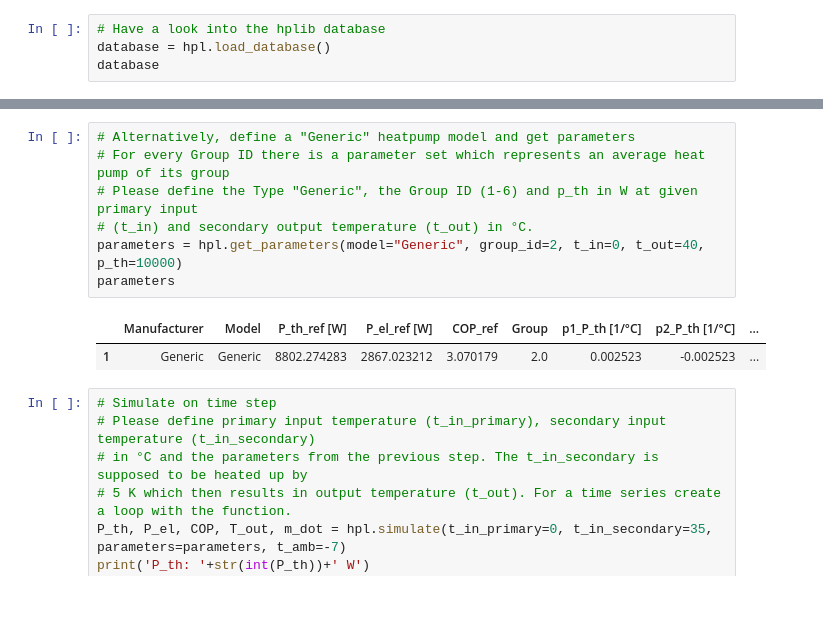
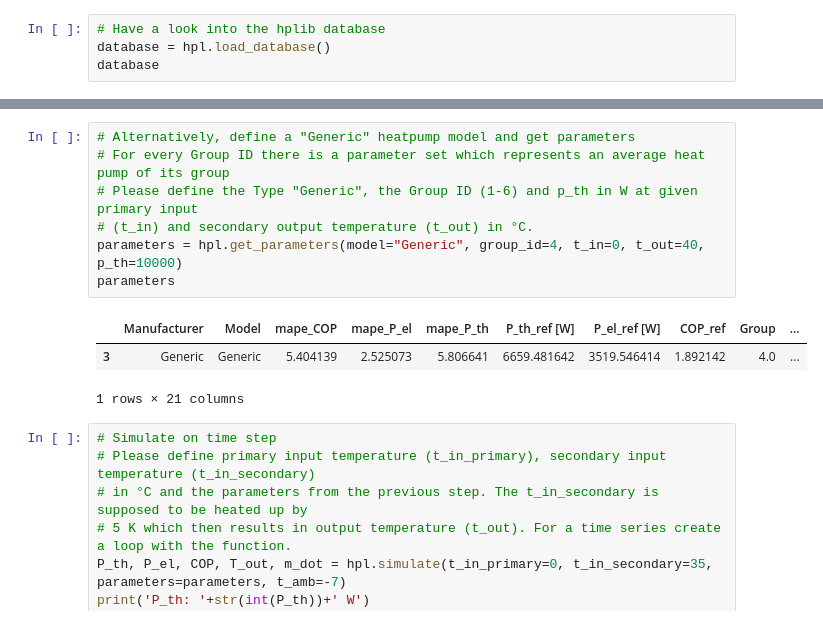
Before and after one commit to FZJ-IEK3-VSA/hplib, a Jupyter notebook: src/documentation.ipynb, the cells around one changed output, grey strips where cells are left out. Cells and saved outputs as stored; diff of their text form.

Commit message:
Added mape value

```diff
--- a/src/documentation.ipynb
+++ b/src/documentation.ipynb
@@ -85,13 +90,14 @@ parameters
 # %%
 # Alternatively, define a "Generic" heatpump model and get parameters
 # For every Group ID there is a parameter set which represents an average heat pump of its group
 # Please define the Type "Generic", the Group ID (1-6) and p_th in W at given primary input
 # (t_in) and secondary output temperature (t_out) in °C.
-parameters = hpl.get_parameters(model="Generic", group_id=2, t_in=0, t_out=40, p_th=10000)
+parameters = hpl.get_parameters(model="Generic", group_id=4, t_in=0, t_out=40, p_th=10000)
 parameters
 # %% [output]
-|  | Manufacturer | Model | P_th_ref [W] | P_el_ref [W] | COP_ref | Group | p1_P_th [1/°C] | p2_P_th [1/°C] | ... |
-| 1 | Generic | Generic | 8802.274283 | 2867.023212 | 3.070179 | 2.0 | 0.002523 | -0.002523 | ... |
+|  | Manufacturer | Model | mape_COP | mape_P_el | mape_P_th | P_th_ref [W] | P_el_ref [W] | COP_ref | Group | ... |
+| 3 | Generic | Generic | 5.404139 | 2.525073 | 5.806641 | 6659.481642 | 3519.546414 | 1.892142 | 4.0 | ... |
+1 rows × 21 columns
 # %%
 # Simulate on time step
 # Please define primary input temperature (t_in_primary), secondary input temperature (t_in_secondary)
```
Also changed, not shown: parts of 12 cells of this notebook, 4 other files.
